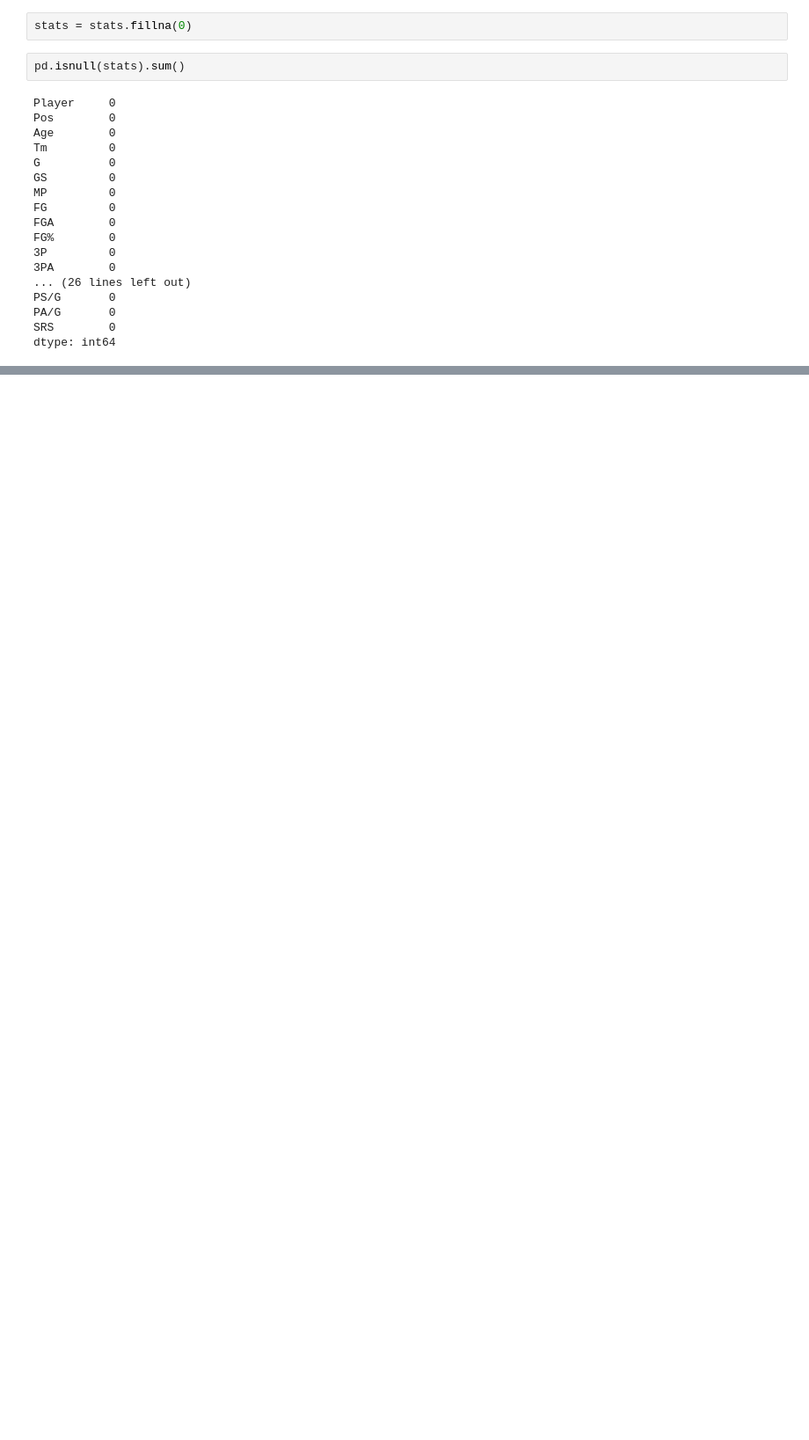
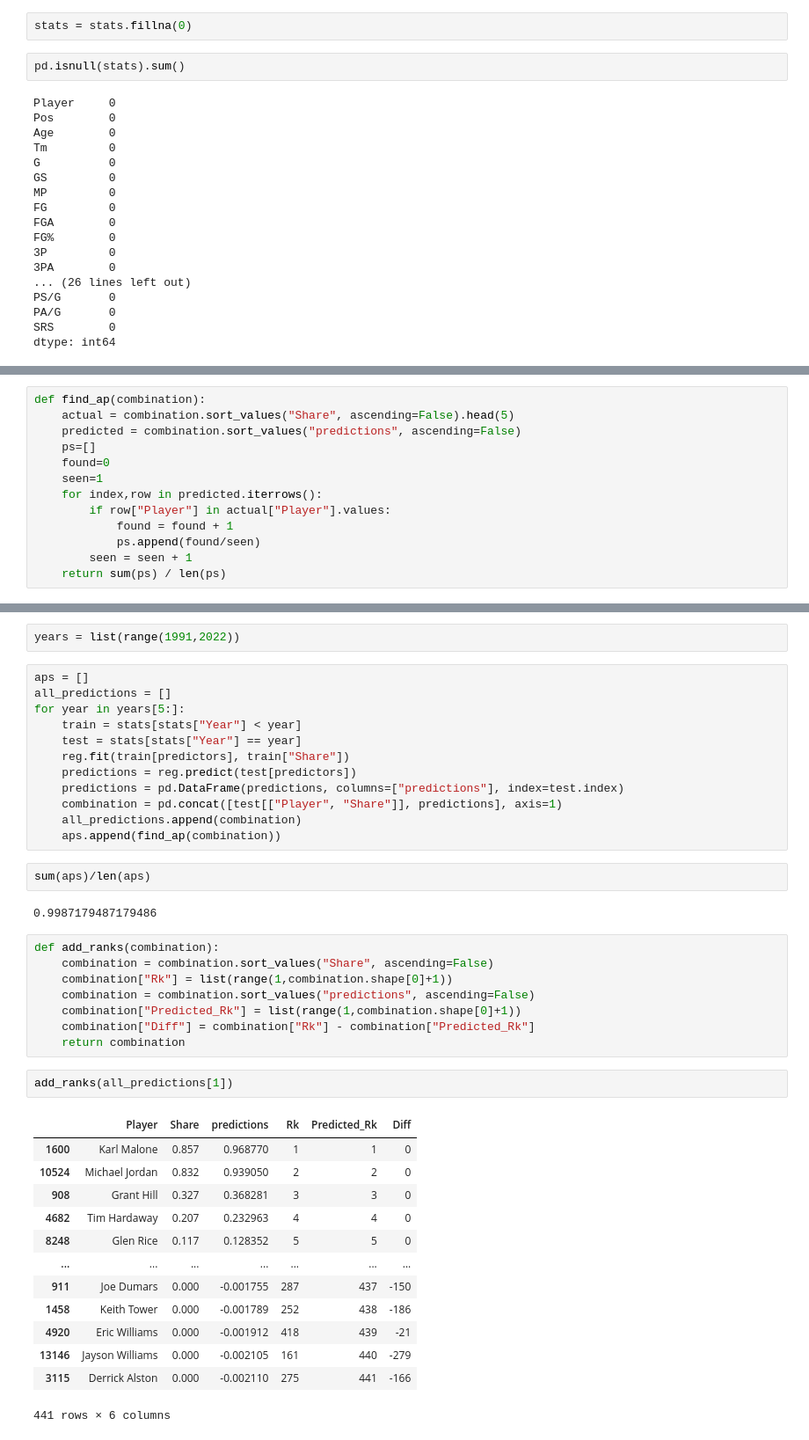
Before and after one commit to ATHARVA1202/MVP-Prediction, a Jupyter notebook: machine_learning.ipynb, the cells around one changed output, grey strips where cells are left out. Shown at 88% size. Saved outputs shown, nothing was run; the diff lists cells and outputs as text; blank space fills up the shorter version.

```diff
--- a/machine_learning.ipynb
+++ b/machine_learning.ipynb
@@ -160,0 +337,13 @@ dtype: int64
+# %%
+def find_ap(combination):
+    actual = combination.sort_values("Share", ascending=False).head(5)
+    predicted = combination.sort_values("predictions", ascending=False)
+    ps=[]
+    found=0
+    seen=1
+    for index,row in predicted.iterrows():
+        if row["Player"] in actual["Player"].values:
+            found = found + 1
+            ps.append(found/seen)
+        seen = seen + 1
+    return sum(ps) / len(ps)
@@ -160,0 +354,42 @@ dtype: int64
+# %%
+years = list(range(1991,2022))
+# %%
+aps = []
+all_predictions = []
+for year in years[5:]:
+    train = stats[stats["Year"] < year]
+    test = stats[stats["Year"] == year]
+    reg.fit(train[predictors], train["Share"])
+    predictions = reg.predict(test[predictors])
+    predictions = pd.DataFrame(predictions, columns=["predictions"], index=test.index)
+    combination = pd.concat([test[["Player", "Share"]], predictions], axis=1)
+    all_predictions.append(combination)
+    aps.append(find_ap(combination))
+# %%
+sum(aps)/len(aps)
+# %% [output]
+0.9987179487179486
+# %%
+def add_ranks(combination):
+    combination = combination.sort_values("Share", ascending=False)
+    combination["Rk"] = list(range(1,combination.shape[0]+1))
+    combination = combination.sort_values("predictions", ascending=False)
+    combination["Predicted_Rk"] = list(range(1,combination.shape[0]+1))
+    combination["Diff"] = combination["Rk"] - combination["Predicted_Rk"]
+    return combination
+# %%
+add_ranks(all_predictions[1])
+# %% [output]
+|  | Player | Share | predictions | Rk | Predicted_Rk | Diff |
+| 1600 | Karl Malone | 0.857 | 0.968770 | 1 | 1 | 0 |
+| 10524 | Michael Jordan | 0.832 | 0.939050 | 2 | 2 | 0 |
+| 908 | Grant Hill | 0.327 | 0.368281 | 3 | 3 | 0 |
+| 4682 | Tim Hardaway | 0.207 | 0.232963 | 4 | 4 | 0 |
+| 8248 | Glen Rice | 0.117 | 0.128352 | 5 | 5 | 0 |
+| ... | ... | ... | ... | ... | ... | ... |
+| 911 | Joe Dumars | 0.000 | -0.001755 | 287 | 437 | -150 |
+| 1458 | Keith Tower | 0.000 | -0.001789 | 252 | 438 | -186 |
+| 4920 | Eric Williams | 0.000 | -0.001912 | 418 | 439 | -21 |
+| 13146 | Jayson Williams | 0.000 | -0.002105 | 161 | 440 | -279 |
+| 3115 | Derrick Alston | 0.000 | -0.002110 | 275 | 441 | -166 |
+441 rows × 6 columns
```
Also changed, not shown: parts of 40 cells of this notebook.
